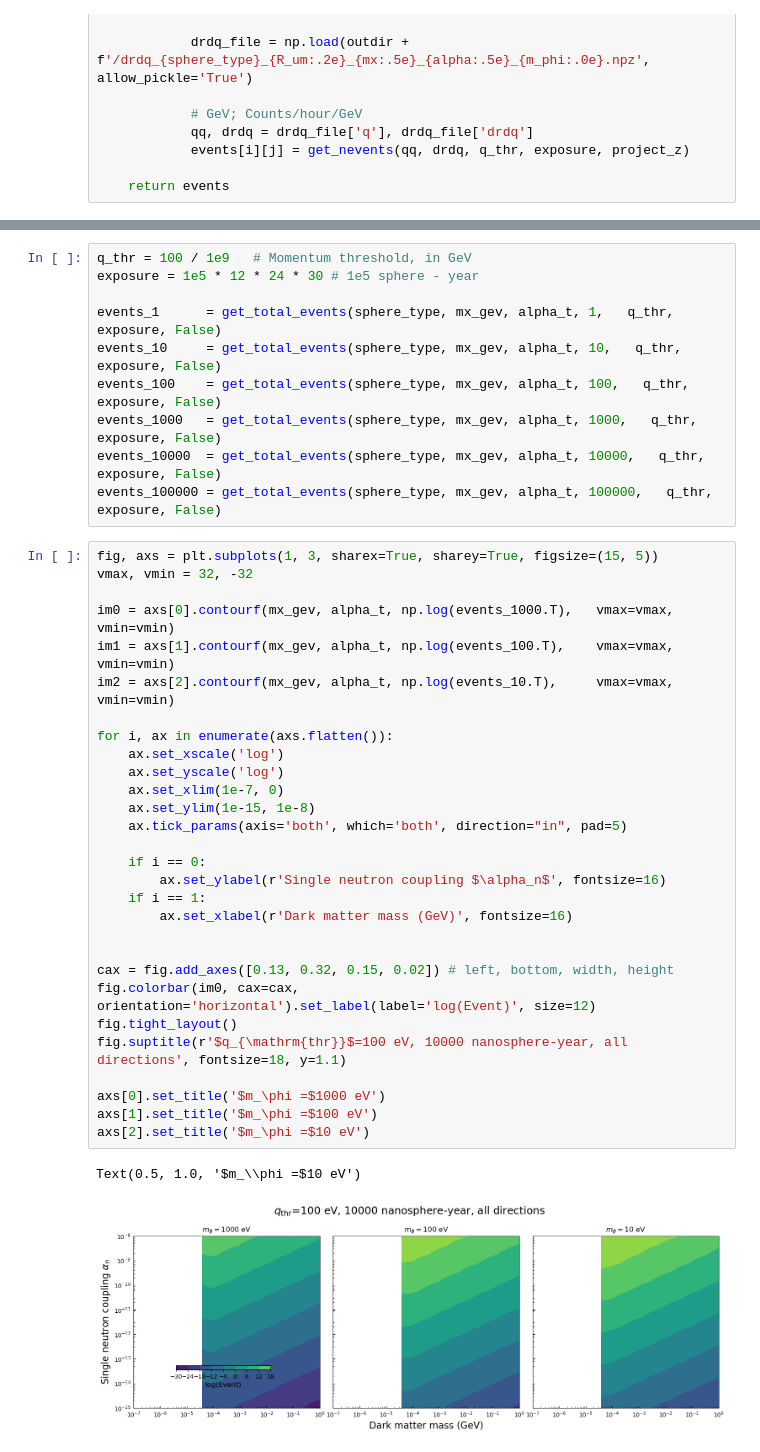
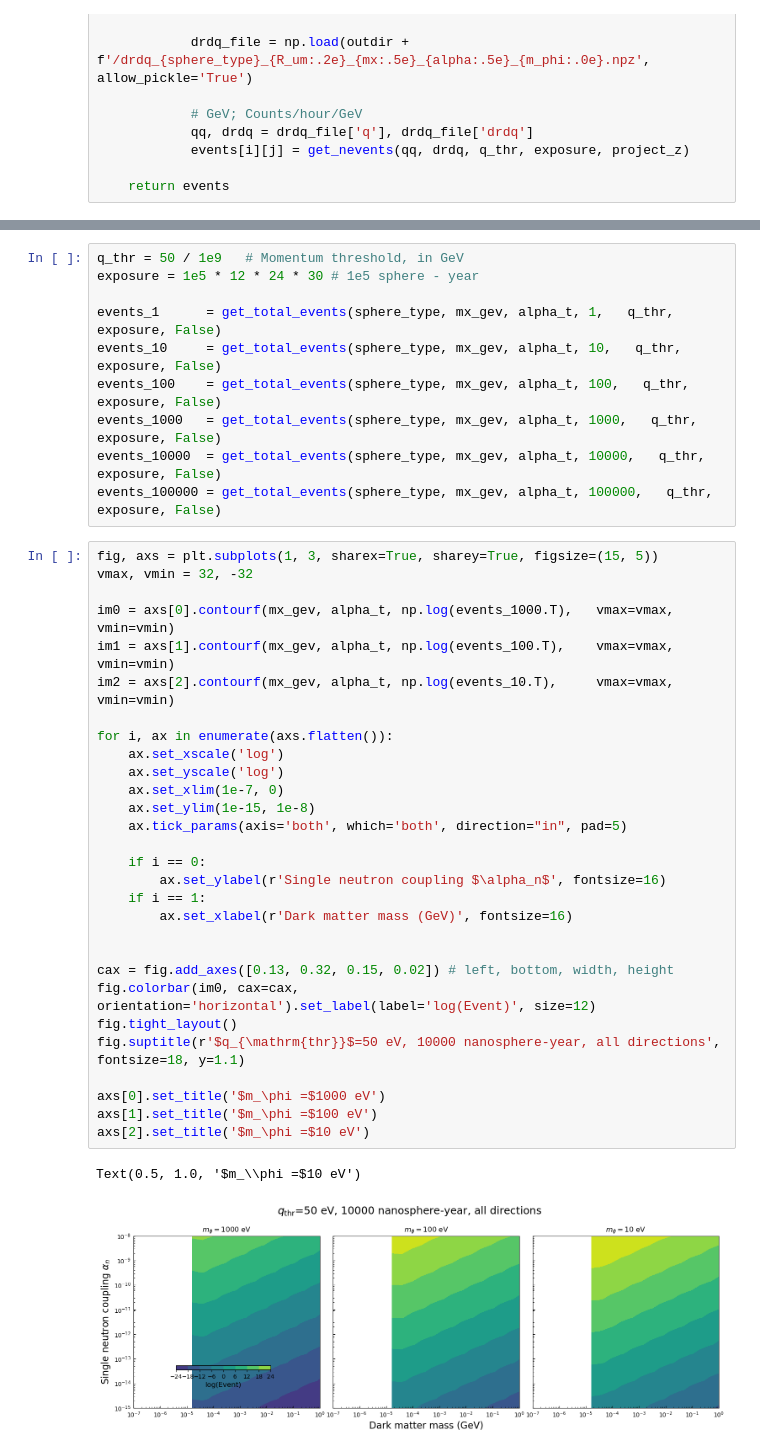
Before and after one commit to yuhants/impulse, a Jupyter notebook: yuhan/set_limits_born.ipynb, the cells around one changed output, grey strips where cells are left out. Saved outputs shown, nothing was run; the diff lists cells and outputs as text.

```diff
--- a/yuhan/set_limits_born.ipynb
+++ b/yuhan/set_limits_born.ipynb
@@ -83,5 +83,5 @@ mphi = 100
 # %%
-q_thr = 100 / 1e9   # Momentum threshold, in GeV
+q_thr = 50 / 1e9   # Momentum threshold, in GeV
 exposure = 1e5 * 12 * 24 * 30 # 1e5 sphere - year
 
 events_1      = get_total_events(sphere_type, mx_gev, alpha_t, 1,   q_thr, exposure, False)
@@ -93,32 +93,32 @@ events_100000 = get_total_events(sphere_type, mx_gev, alpha_t, 100000,   q_thr,
 # %%
 fig, axs = plt.subplots(1, 3, sharex=True, sharey=True, figsize=(15, 5))
 vmax, vmin = 32, -32
 
 im0 = axs[0].contourf(mx_gev, alpha_t, np.log(events_1000.T),   vmax=vmax, vmin=vmin)
 im1 = axs[1].contourf(mx_gev, alpha_t, np.log(events_100.T),    vmax=vmax, vmin=vmin)
 im2 = axs[2].contourf(mx_gev, alpha_t, np.log(events_10.T),     vmax=vmax, vmin=vmin)
 
 for i, ax in enumerate(axs.flatten()):
     ax.set_xscale('log')
     ax.set_yscale('log')
     ax.set_xlim(1e-7, 0)
     ax.set_ylim(1e-15, 1e-8)
     ax.tick_params(axis='both', which='both', direction="in", pad=5)
 
     if i == 0:
         ax.set_ylabel(r'Single neutron coupling $\alpha_n$', fontsize=16)
     if i == 1:
         ax.set_xlabel(r'Dark matter mass (GeV)', fontsize=16)
 
 
 cax = fig.add_axes([0.13, 0.32, 0.15, 0.02]) # left, bottom, width, height
 fig.colorbar(im0, cax=cax, orientation='horizontal').set_label(label='log(Event)', size=12)
 fig.tight_layout()
-fig.suptitle(r'$q_{\mathrm{thr}}$=100 eV, 10000 nanosphere-year, all directions', fontsize=18, y=1.1)
+fig.suptitle(r'$q_{\mathrm{thr}}$=50 eV, 10000 nanosphere-year, all directions', fontsize=18, y=1.1)
 
 axs[0].set_title('$m_\phi =$1000 eV')
 axs[1].set_title('$m_\phi =$100 eV')
 axs[2].set_title('$m_\phi =$10 eV')
 # %% [output]
 Text(0.5, 1.0, '$m_\\phi =$10 eV')
-[figure, old version]
+[figure, new version]
```
Also changed, not shown: parts of 6 cells of this notebook, 13 other files.
